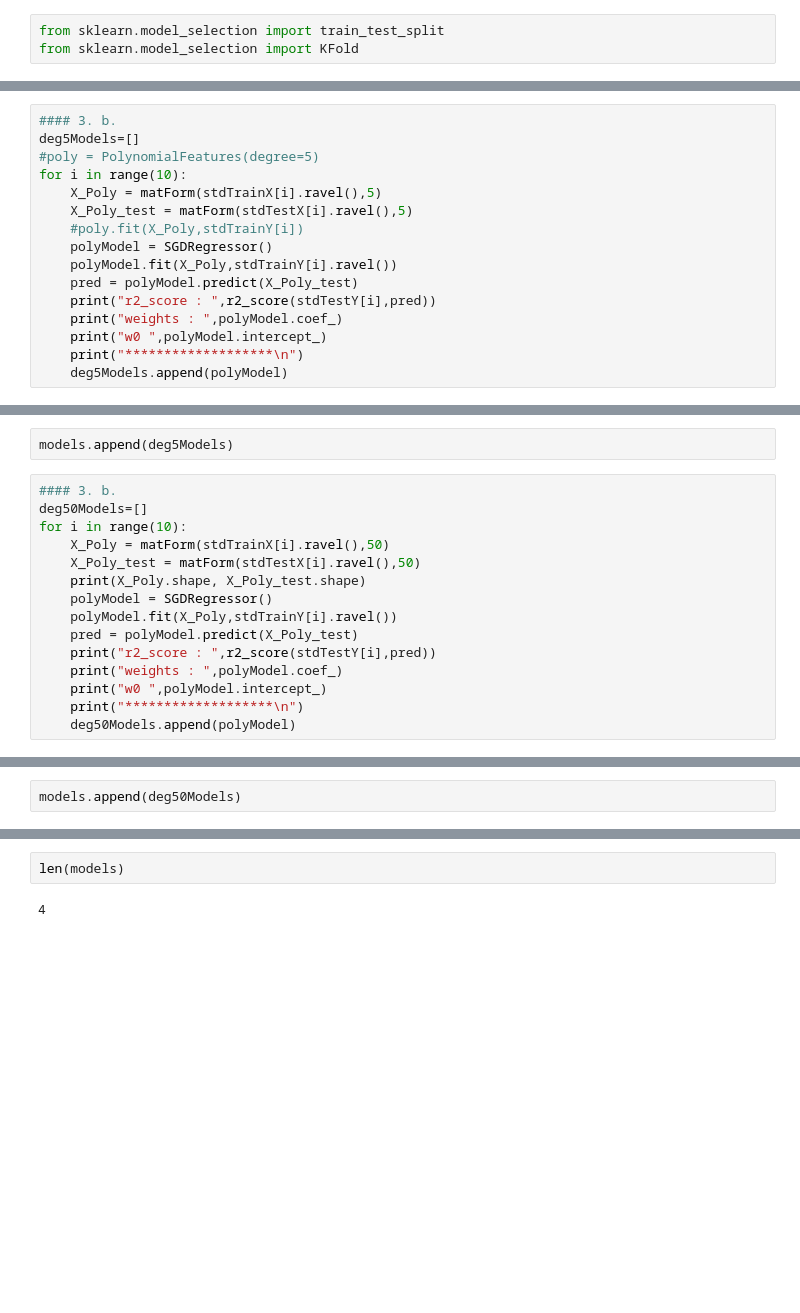
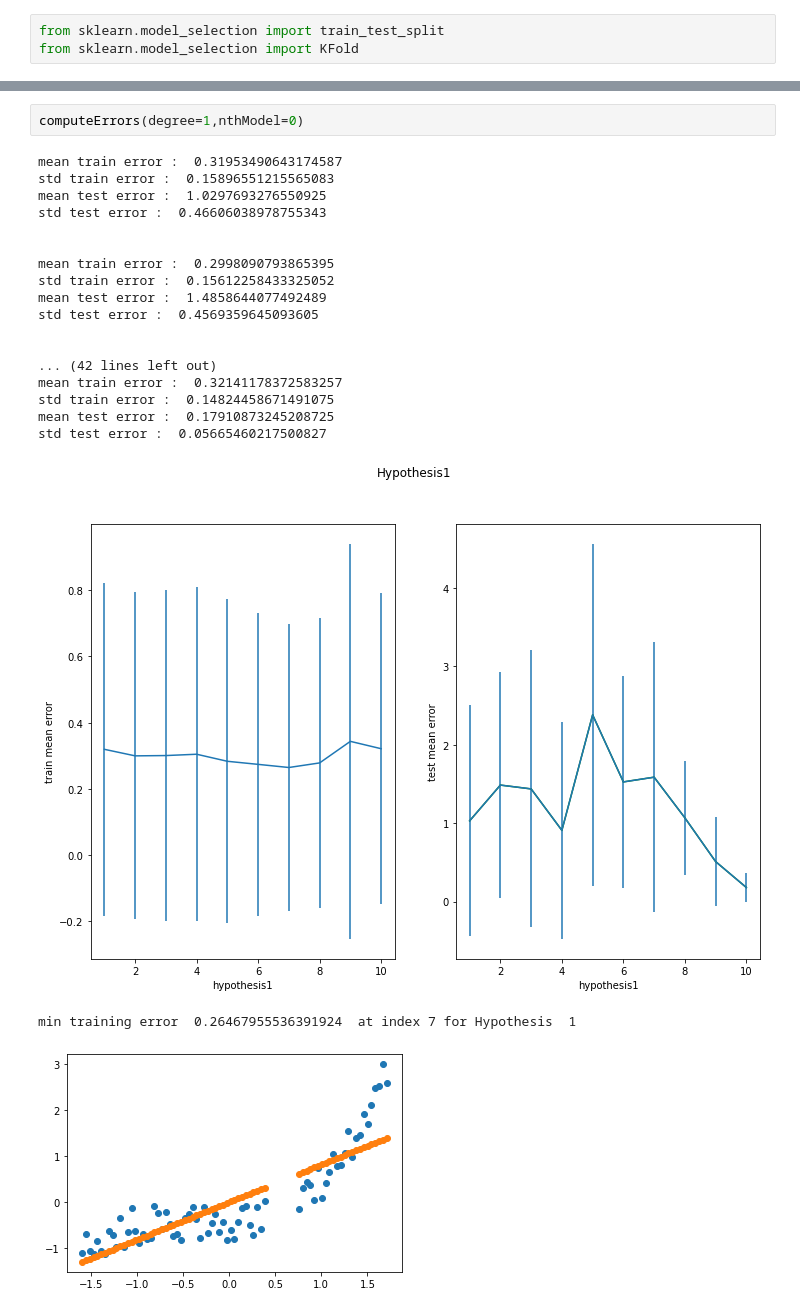
Before and after one commit to chandms/Security_Analytics, a Jupyter notebook: Assignment1/HW1P3.ipynb, the cells around one changed output, grey strips where cells are left out. Drawn from its saved outputs; the diff is of its cells as text; blank space fills up the shorter version.

```diff
--- a/Assignment1/HW1P3.ipynb
+++ b/Assignment1/HW1P3.ipynb
@@ -144,16 +191,0 @@ models.append(deg3Models)
-# %%
-#### 3. b.
-deg5Models=[]
-#poly = PolynomialFeatures(degree=5)
-for i in range(10):
-    X_Poly = matForm(stdTrainX[i].ravel(),5)
-    X_Poly_test = matForm(stdTestX[i].ravel(),5)
-    #poly.fit(X_Poly,stdTrainY[i])
-    polyModel = SGDRegressor()
-    polyModel.fit(X_Poly,stdTrainY[i].ravel())
-    pred = polyModel.predict(X_Poly_test)
-    print("r2_score : ",r2_score(stdTestY[i],pred))
-    print("weights : ",polyModel.coef_)
-    print("w0 ",polyModel.intercept_)
-    print("*******************\n")
-    deg5Models.append(polyModel)
@@ -178,17 +191,0 @@ w0  [-0.1110584]
-# %%
-models.append(deg5Models)
-# %%
-#### 3. b.
-deg50Models=[]
-for i in range(10):
-    X_Poly = matForm(stdTrainX[i].ravel(),50)
-    X_Poly_test = matForm(stdTestX[i].ravel(),50)
-    print(X_Poly.shape, X_Poly_test.shape)
-    polyModel = SGDRegressor()
-    polyModel.fit(X_Poly,stdTrainY[i].ravel())
-    pred = polyModel.predict(X_Poly_test)
-    print("r2_score : ",r2_score(stdTestY[i],pred))
-    print("weights : ",polyModel.coef_)
-    print("w0 ",polyModel.intercept_)
-    print("*******************\n")
-    deg50Models.append(polyModel)
@@ -213,2 +191,0 @@ w0  [-4.70074243e+10]
-# %%
-models.append(deg50Models)
@@ -512,4 +240,23 @@ min training error  5.676287756536657e+59  at index 5
-# %%
-len(models)
-# %% [output]
-4
+# %%
+computeErrors(degree=1,nthModel=0)
+# %% [output]
+mean train error :  0.31953490643174587
+std train error :  0.15896551215565083
+mean test error :  1.0297693276550925
+std test error :  0.46606038978755343
+
+
+mean train error :  0.2998090793865395
+std train error :  0.15612258433325052
+mean test error :  1.4858644077492489
+std test error :  0.4569359645093605
+
+
+... (42 lines left out)
+mean train error :  0.32141178372583257
+std train error :  0.14824458671491075
+mean test error :  0.17910873245208725
+std test error :  0.05665460217500827
+[figure, added]
+min training error  0.26467955536391924  at index 7 for Hypothesis  1
+[figure, added]
```
Also changed, not shown: parts of 30 cells of this notebook.
